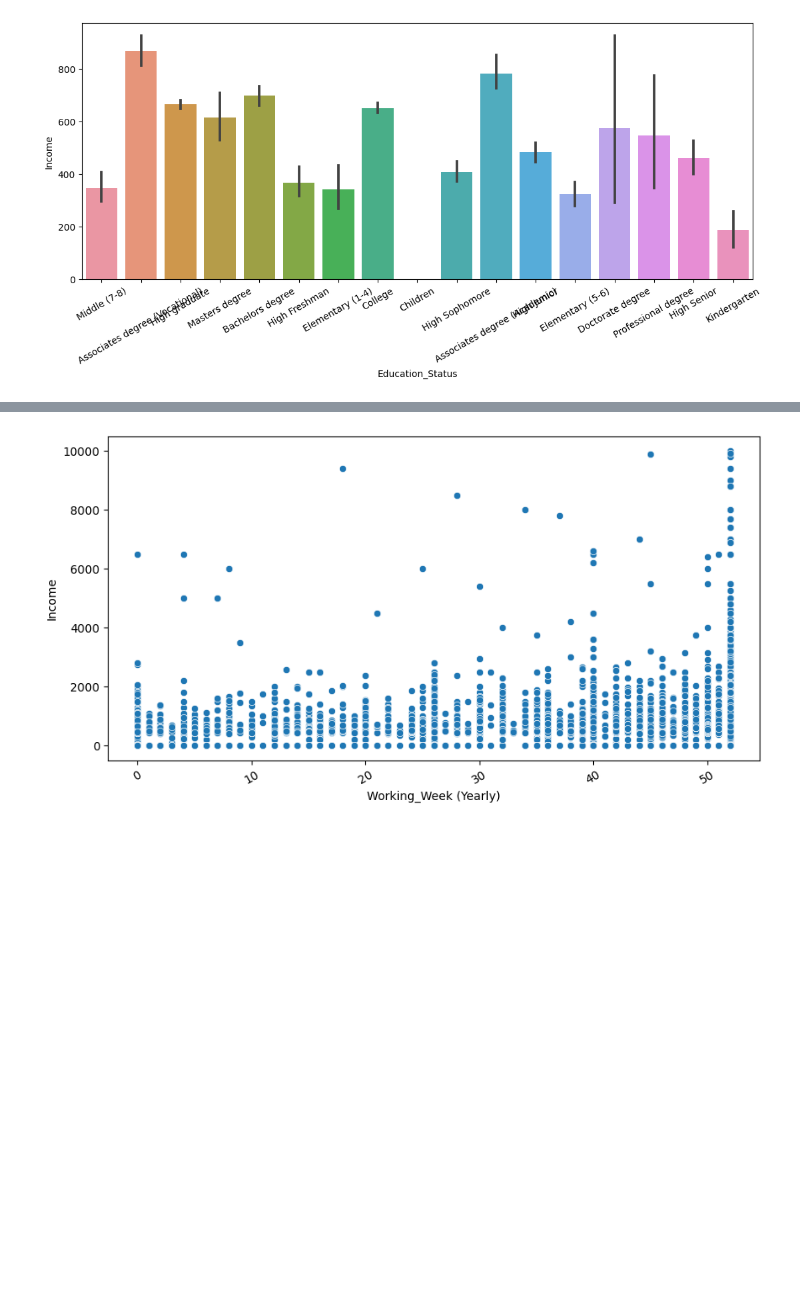
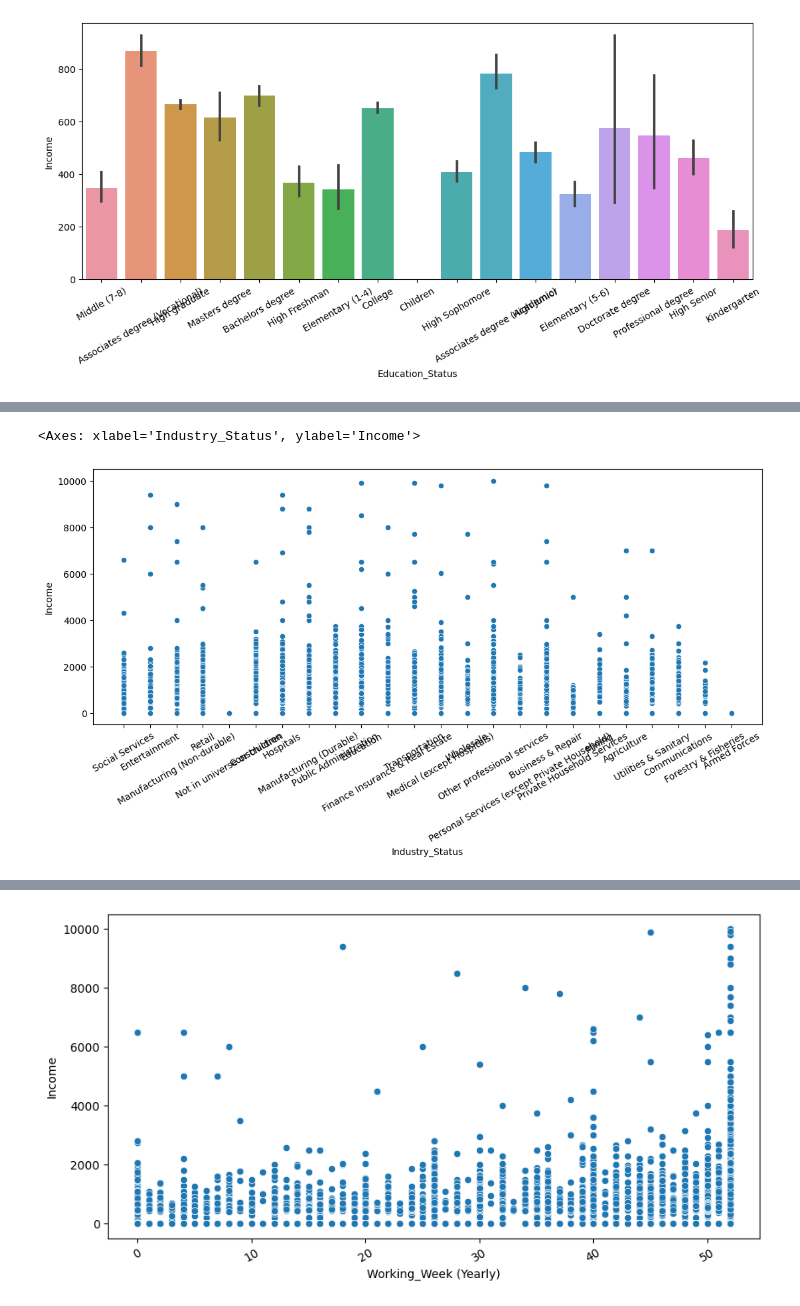
Before and after one commit to tigi98hw/income-forcast, a Jupyter notebook: income_forecast.ipynb, the cells around one changed output, grey strips where cells are left out. Cells and saved outputs as stored; diff of their text form; code cells hidden in the pictures; blank space fills up the shorter version.

```diff
--- a/income_forecast.ipynb
+++ b/income_forecast.ipynb
@@ -115,0 +125,7 @@ sns.barplot(x='Education_Status', y='Income', data = train)
+# %%
+plt.figure(figsize=(13,5))
+plt.xticks(rotation = 30)
+sns.scatterplot(x='Industry_Status', y='Income', data = train)
+# %% [output]
+<Axes: xlabel='Industry_Status', ylabel='Income'>
+[figure, added]
```
Also changed, not shown: parts of 55 cells of this notebook, 11 other files.
